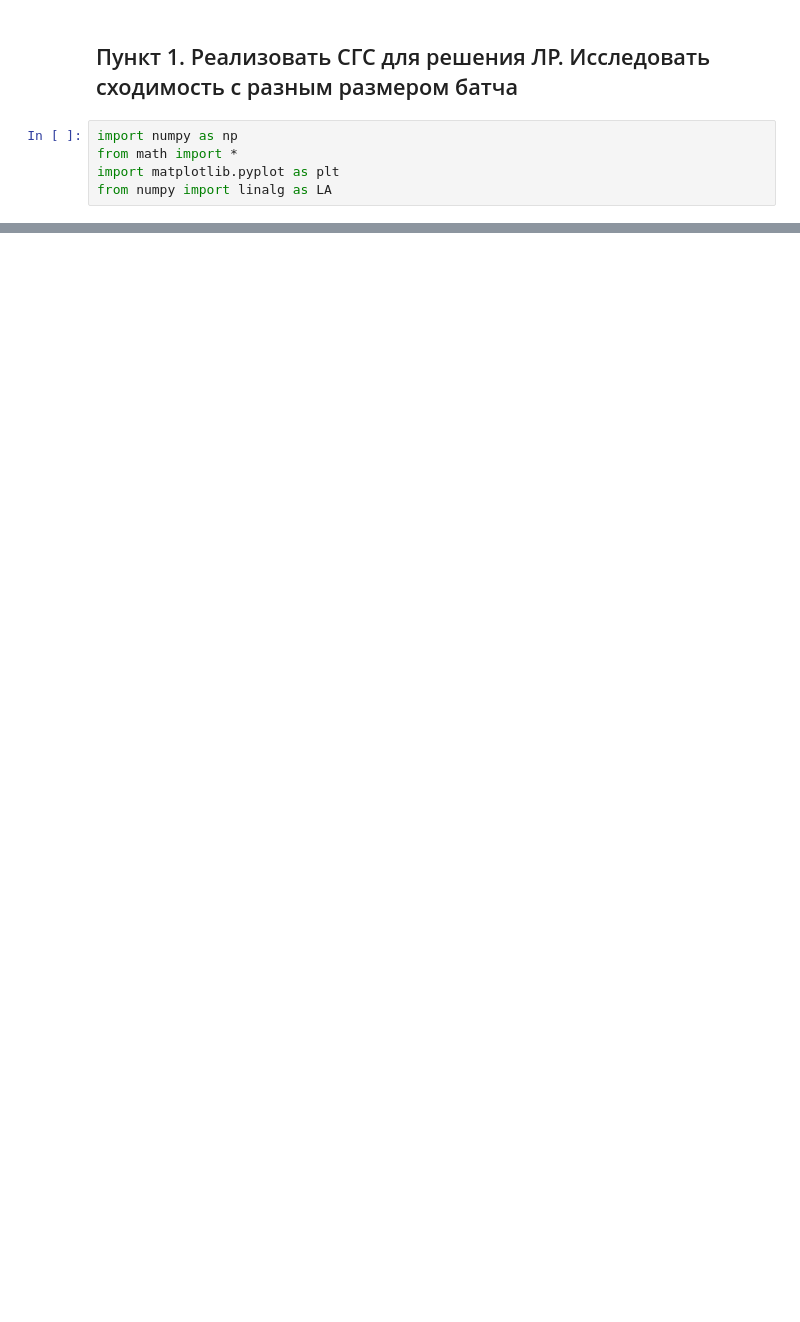
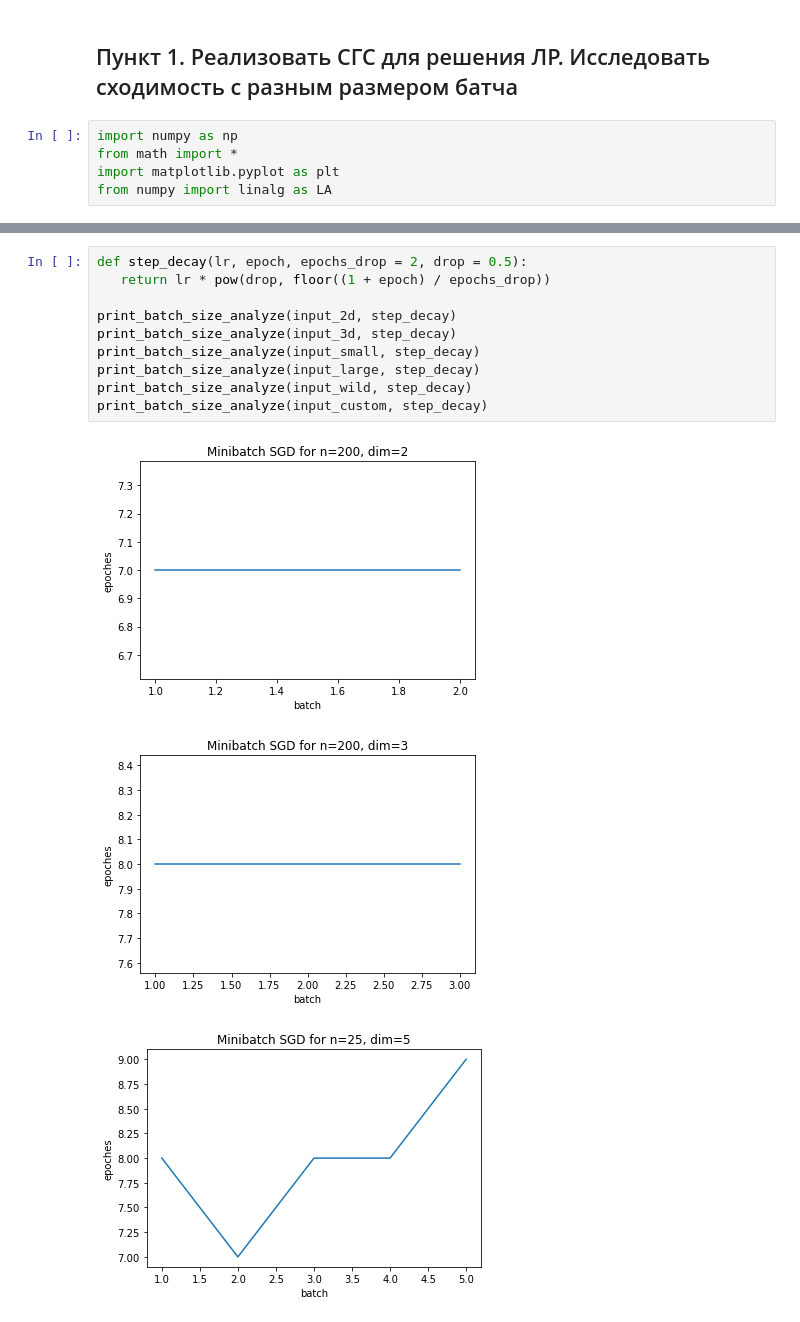
Before and after one commit to Volodka22/MetOpt, a Jupyter notebook: lab2/linear-regression.ipynb, the cells around one changed output, grey strips where cells are left out. Saved outputs shown, nothing was run; the diff lists cells and outputs as text; blank space fills up the shorter version.

```diff
--- a/lab2/linear-regression.ipynb
+++ b/lab2/linear-regression.ipynb
@@ -148,0 +208,14 @@ print_linear_regression_epochs(input_2d, 2)
+# %%
+def step_decay(lr, epoch, epochs_drop = 2, drop = 0.5):
+   return lr * pow(drop, floor((1 + epoch) / epochs_drop))
+
+print_batch_size_analyze(input_2d, step_decay)
+print_batch_size_analyze(input_3d, step_decay)
+print_batch_size_analyze(input_small, step_decay)
+print_batch_size_analyze(input_large, step_decay)
+print_batch_size_analyze(input_wild, step_decay)
+print_batch_size_analyze(input_custom, step_decay)
+# %% [output]
+[figure, added]
+[figure, added]
+[figure, added]
```
Also changed, not shown: parts of 20 cells of this notebook.
